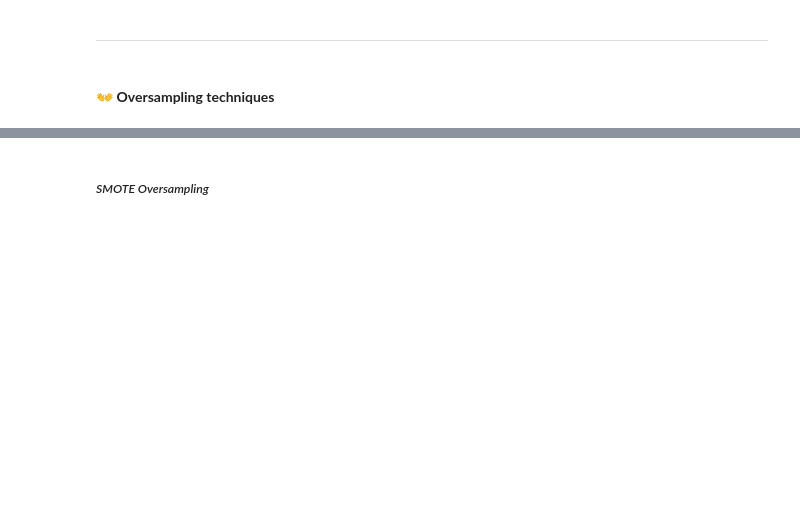
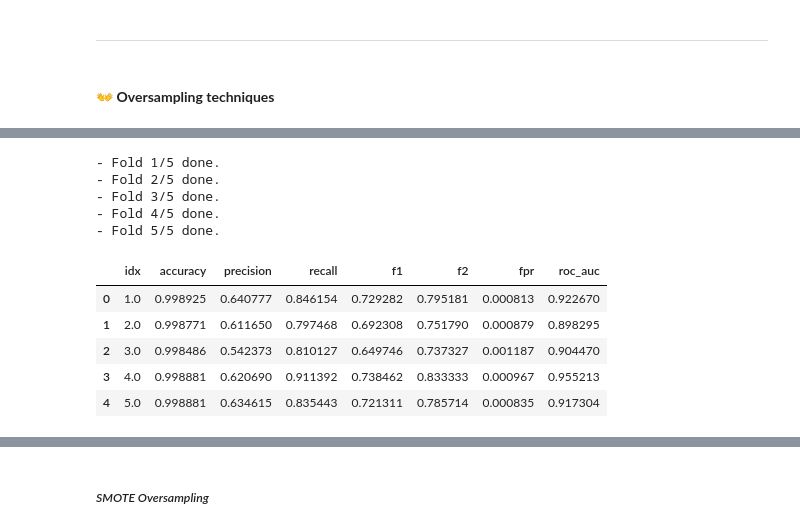
Before and after one commit to trungdung1711/credit-card-fraud-detection, a Jupyter notebook: notebooks/_v1.ipynb, the cells around one changed output, grey strips where cells are left out. Cells and saved outputs as stored; diff of their text form; code cells hidden in the pictures; blank space fills up the shorter version.

```diff
--- a/notebooks/_v1.ipynb
+++ b/notebooks/_v1.ipynb
@@ -965,0 +1161,74 @@ dtype: float64
+# %%
+# define the k-fold
+kf = StratifiedKFold(
+    n_splits=5,
+    shuffle=True,
+    random_state=42
+)
+
+ros_results = pd.DataFrame(
+    columns=[
+        "idx",
+        "accuracy",
+        "precision",
+        "recall",
+        "f1",
+        "f2",
+        "fpr",
+        "roc_auc"
+    ]
+)
+
+for idx, (train_idx, val_idx) in enumerate(kf.split(X_train, y_train), 1):
+  X_train_fold, X_val_fold = X_train.iloc[train_idx], X_train.iloc[val_idx]
+  y_train_fold, y_val_fold = y_train.iloc[train_idx], y_train.iloc[val_idx]
+
+  model = LogisticRegression(
+      random_state=42,
+      max_iter=1000
+  )
+
+  # calculate size of resampling
+  legitimate_size = y_train_fold.value_counts().max()
+  fraud_size = y_train_fold.value_counts().min()
+
+  ros = RandomOverSampler(
+      random_state=42,
+      sampling_strategy={
+          0: legitimate_size,
+          1: 30 * fraud_size
+      }
+  )
+
+  # Pipeline
+
+  pipeline = Pipeline(
+      [
+          ("resampler", ros),
+          ("model", model)
+      ]
+  )
+
+  pipeline.fit(X=X_train_fold, y=y_train_fold)
+  y_pred = pipeline.predict(X_val_fold)
+
+  # metrics
+  metrics = collect_metrics(y_val_fold, y_pred)
+  ros_results.loc[len(ros_results)] = [idx] + metrics
+
+  print(f"- Fold {idx}/{kf.get_n_splits()} done.")
+# %% [output]
+- Fold 1/5 done.
+- Fold 2/5 done.
+- Fold 3/5 done.
+- Fold 4/5 done.
+- Fold 5/5 done.
+# %%
+ros_results.head(100)
+# %% [output]
+|  | idx | accuracy | precision | recall | f1 | f2 | fpr | roc_auc |
+| 0 | 1.0 | 0.998925 | 0.640777 | 0.846154 | 0.729282 | 0.795181 | 0.000813 | 0.922670 |
+| 1 | 2.0 | 0.998771 | 0.611650 | 0.797468 | 0.692308 | 0.751790 | 0.000879 | 0.898295 |
+| 2 | 3.0 | 0.998486 | 0.542373 | 0.810127 | 0.649746 | 0.737327 | 0.001187 | 0.904470 |
+| 3 | 4.0 | 0.998881 | 0.620690 | 0.911392 | 0.738462 | 0.833333 | 0.000967 | 0.955213 |
+| 4 | 5.0 | 0.998881 | 0.634615 | 0.835443 | 0.721311 | 0.785714 | 0.000835 | 0.917304 |
```
Also changed, not shown: parts of 28 cells of this notebook.
